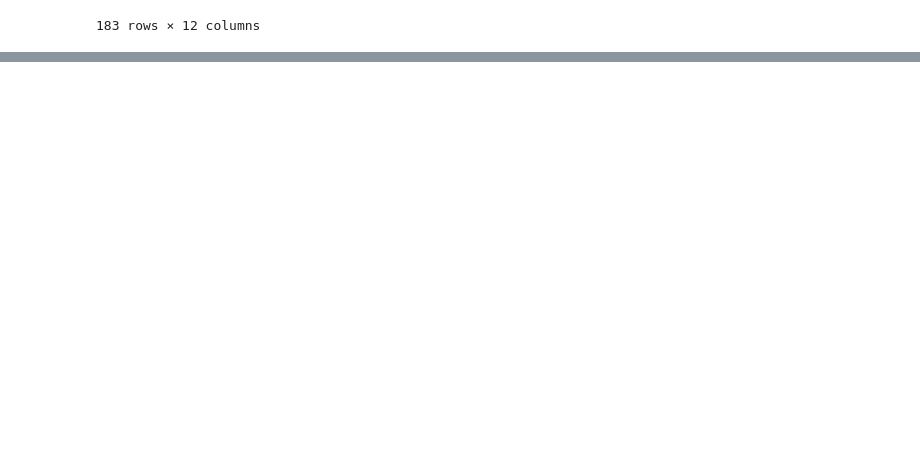
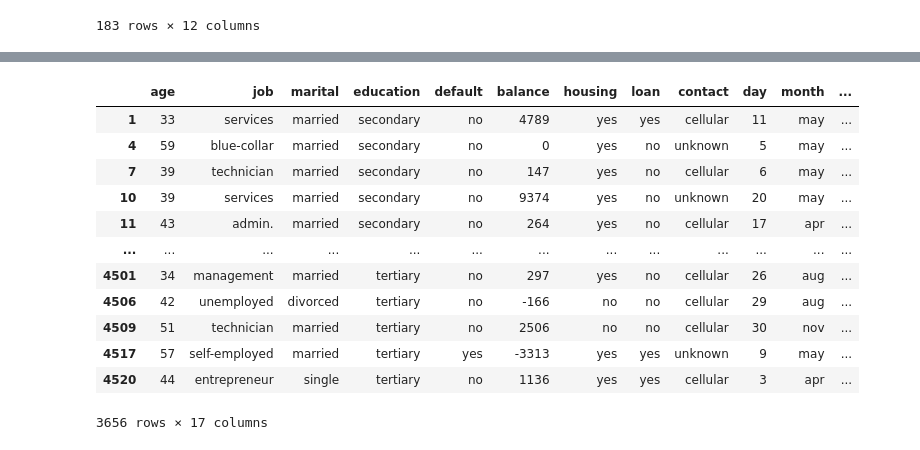
Before and after one commit to hareesh-cs/Pandas, a Jupyter notebook: Untitled.ipynb, the cells around one changed output, grey strips where cells are left out. Cells and saved outputs as stored; diff of their text form; code cells hidden in the pictures; blank space fills up the shorter version.

```diff
--- a/Untitled.ipynb
+++ b/Untitled.ipynb
@@ -112,0 +269,16 @@ df.fillna(value="some random value")
+# %%
+pd.concat([df2,df3])
+# %% [output]
+|  | age | job | marital | education | default | balance | housing | loan | contact | day | month | ... |
+| 1 | 33 | services | married | secondary | no | 4789 | yes | yes | cellular | 11 | may | ... |
+| 4 | 59 | blue-collar | married | secondary | no | 0 | yes | no | unknown | 5 | may | ... |
+| 7 | 39 | technician | married | secondary | no | 147 | yes | no | cellular | 6 | may | ... |
+| 10 | 39 | services | married | secondary | no | 9374 | yes | no | unknown | 20 | may | ... |
+| 11 | 43 | admin. | married | secondary | no | 264 | yes | no | cellular | 17 | apr | ... |
+| ... | ... | ... | ... | ... | ... | ... | ... | ... | ... | ... | ... | ... |
+| 4501 | 34 | management | married | tertiary | no | 297 | yes | no | cellular | 26 | aug | ... |
+| 4506 | 42 | unemployed | divorced | tertiary | no | -166 | no | no | cellular | 29 | aug | ... |
+| 4509 | 51 | technician | married | tertiary | no | 2506 | no | no | cellular | 30 | nov | ... |
+| 4517 | 57 | self-employed | married | tertiary | yes | -3313 | yes | yes | unknown | 9 | may | ... |
+| 4520 | 44 | entrepreneur | single | tertiary | no | 1136 | yes | yes | cellular | 3 | apr | ... |
+3656 rows × 17 columns
```
Also changed, not shown: parts of 35 cells of this notebook.
